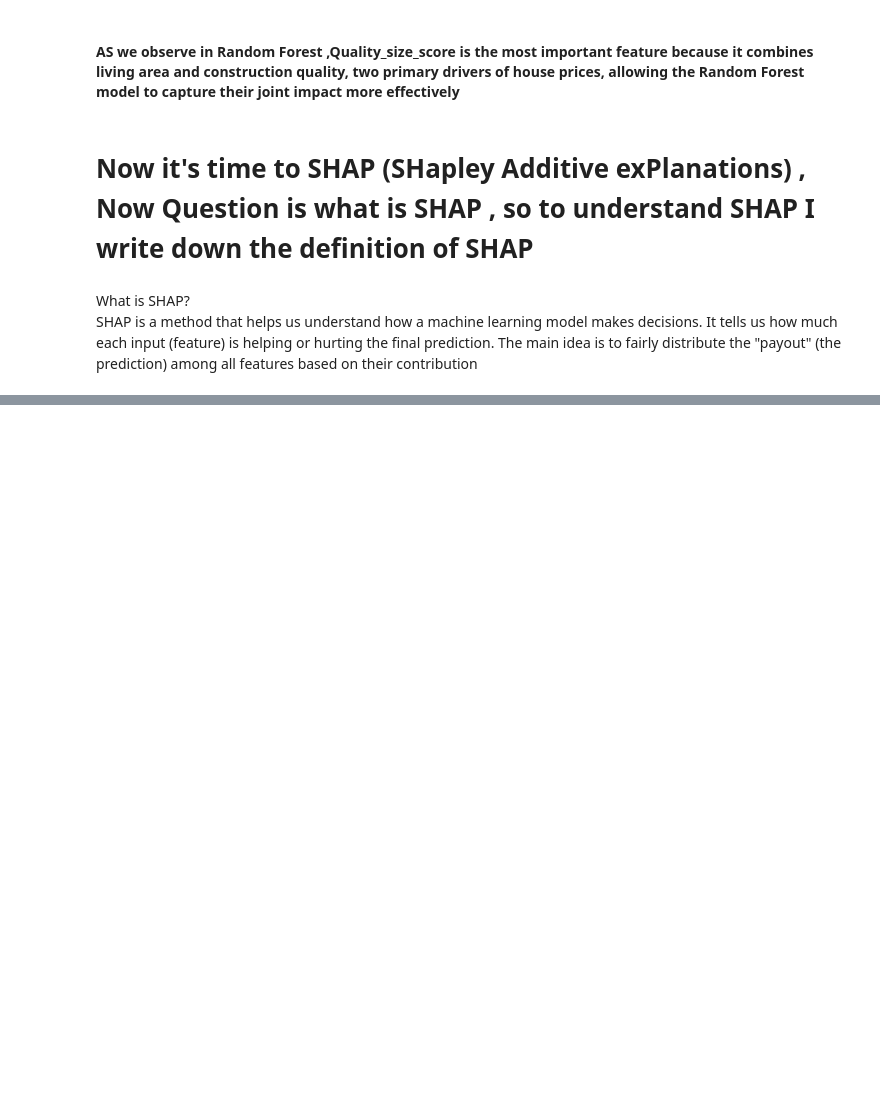
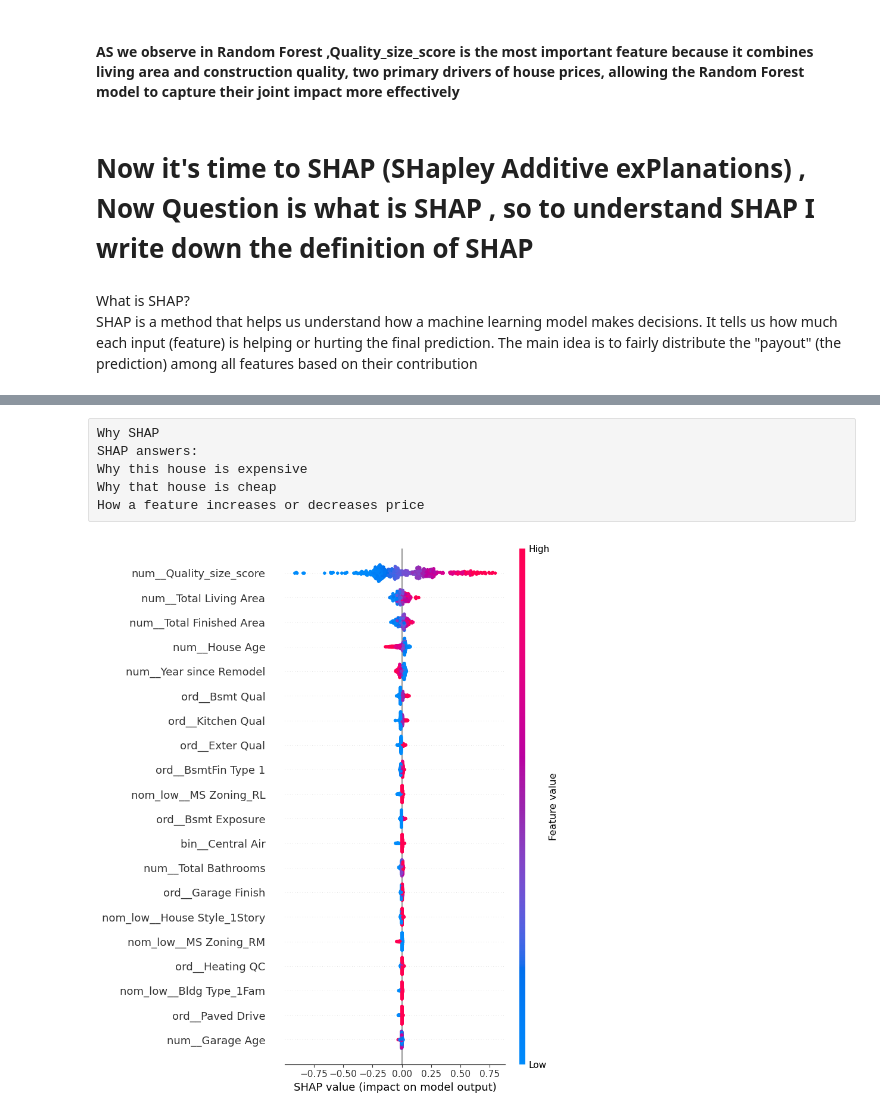
Before and after one commit to ThakurNishant2004/House_price_intelligence_system, a Jupyter notebook: notebooks/Model_Evaluation.ipynb, the cells around one changed output, grey strips where cells are left out. Saved outputs shown, nothing was run; the diff lists cells and outputs as text; code cells hidden in the pictures; blank space fills up the shorter version.

Commit message:
Add model evaluation and performance metrics

```diff
--- a/notebooks/Model_Evaluation.ipynb
+++ b/notebooks/Model_Evaluation.ipynb
@@ -173,0 +177,25 @@ SHAP is a method that helps us understand how a machine learning model makes dec
+# %% [raw]
+Why SHAP
+SHAP answers:
+Why this house is expensive
+Why that house is cheap
+How a feature increases or decreases price
+# %%
+import shap
+
+# Transform validation data
+X_valid_transformed = rf_pipeline.named_steps['preprocessor'].transform(X_valid)
+
+explainer = shap.TreeExplainer(rf_pipeline.named_steps['model']) # This creates a TreeExplainer, which is optimized for tree-based models like: Random Forest , XGBoost , LightGBM
+# Understands the internal structure of your Random Forest , # Prepares to compute feature contributions efficiently ,
+
+shap_values = explainer.shap_values(X_valid_transformed) # For each feature SHAP calculates: How much that feature increased or decreased the predicted price
+# %%
+# Global decision --> Overall model behaviour
+shap.summary_plot(
+    shap_values,
+    X_valid_transformed,
+    feature_names=feature_names
+)
+# %% [output]
+[figure, added]
```
Also changed, not shown: parts of 10 cells of this notebook.
